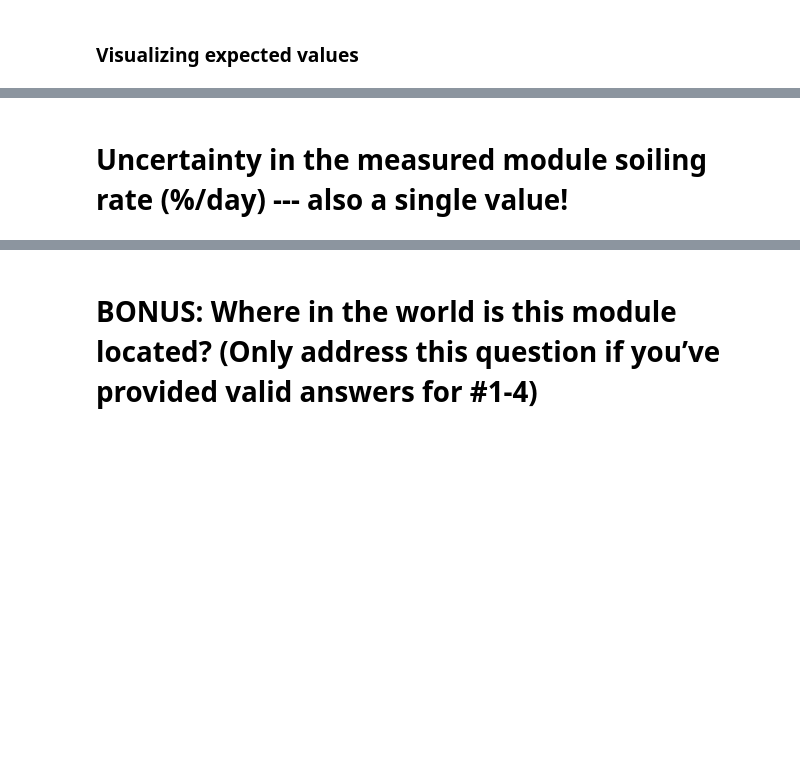
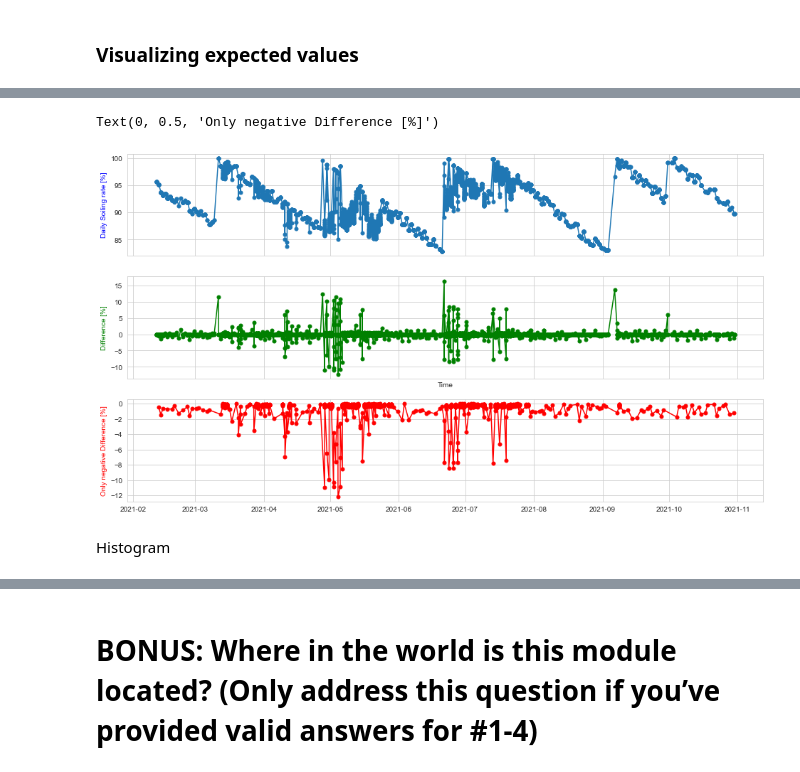
Before and after one commit to dorianguzman/Univers_solar, a Jupyter notebook: notebook/Dorian_Guzman.ipynb, the cells around one changed output, grey strips where cells are left out. Drawn from its saved outputs; the diff is of its cells as text; code cells hidden in the pictures; blank space fills up the shorter version.

```diff
--- a/notebook/Dorian_Guzman.ipynb
+++ b/notebook/Dorian_Guzman.ipynb
@@ -189 +210,18 @@ axs[1].set_ylabel('Rain [mm]', color='red')
+# %%
+rate = df_rate.S_ratio.copy() * 100
+dif_rate = rate.diff().round(2)
+neg_dif_rate = dif_rate[dif_rate<0.0]
+fig, axs = plt.subplots(3,1,figsize=(16,9), sharex=True)
+axs[0].plot(rate.index, rate, marker = '.', markersize = 10)
+axs[1].plot(rate.index, dif_rate, marker = '.', markersize = 10, color='green')
+axs[2].plot(neg_dif_rate.index, neg_dif_rate, marker = '.', markersize = 10, color='red')
+axs[1].set_xlabel('Time')
+axs[0].set_ylabel(f'Daily Soiling rate [%]', color='b')
+axs[1].set_ylabel(f'Difference [%]', color='green')
+axs[2].set_ylabel(f'Only negative Difference [%]', color='red')
+# %% [output]
+Text(0, 0.5, 'Only negative Difference [%]')
+[figure, added]
+# %% [markdown]
+Histogram
 # %%
@@ -199,2 +245,0 @@ print("Soiling rate %.2f" %mean_sr + ' [%/day]')
-# %% [markdown]
-# Uncertainty in the measured module soiling rate (%/day) --- also a single value!
```
Also changed, not shown: parts of 33 cells of this notebook, 1 other file.
